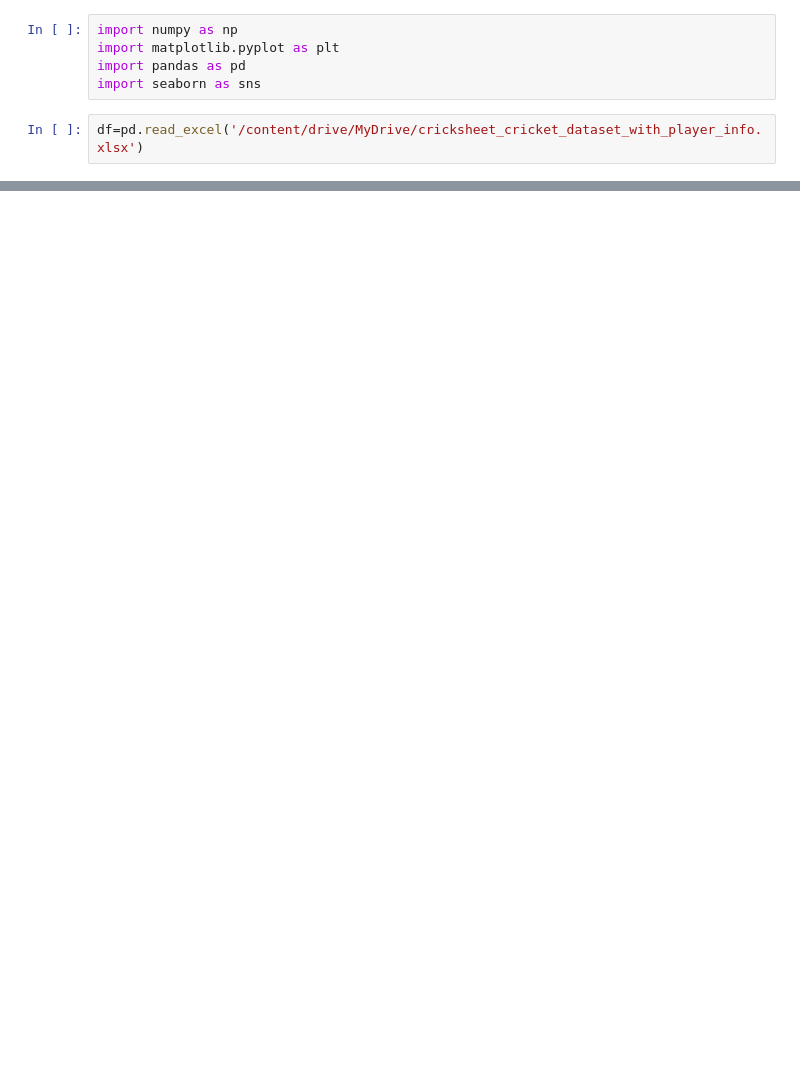
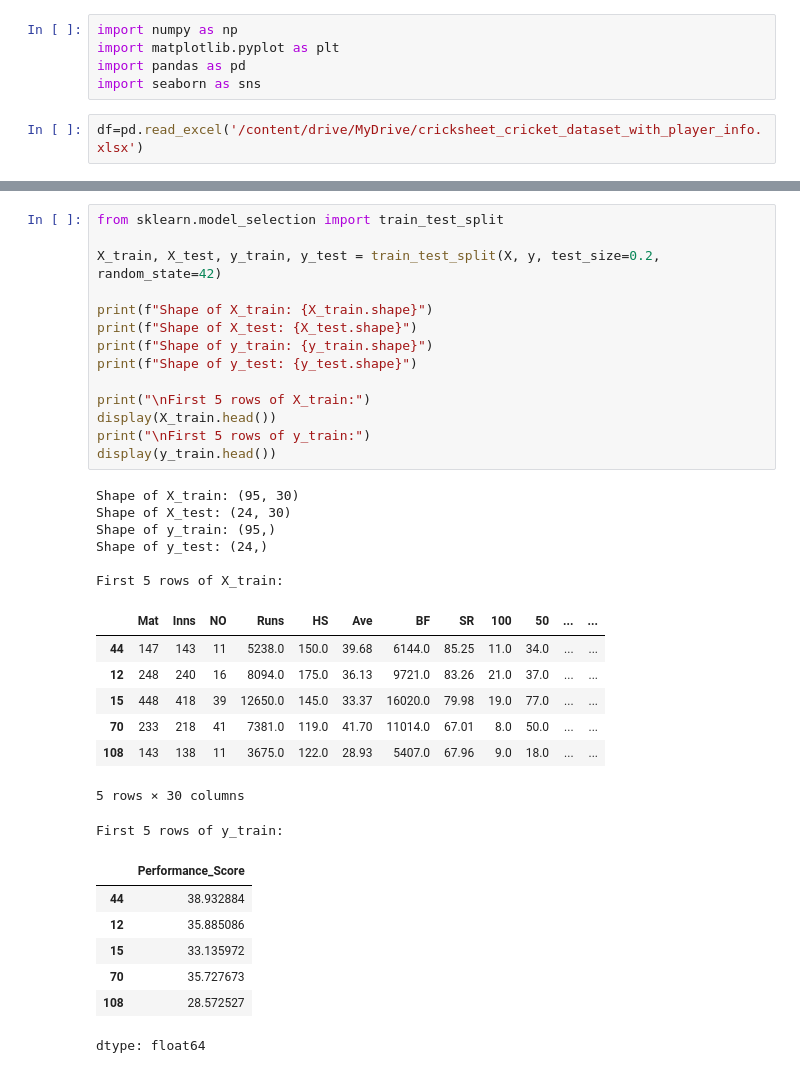
Before and after one commit to jahidurmahim/Machine_Learning_Laboratory, a Jupyter notebook: Crick_dataset.ipynb, the cells around one changed output, grey strips where cells are left out. Saved outputs shown, nothing was run; the diff lists cells and outputs as text; blank space fills up the shorter version.

```diff
--- a/Crick_dataset.ipynb
+++ b/Crick_dataset.ipynb
@@ -40,0 +421,36 @@ df.isna().sum()
+# %%
+from sklearn.model_selection import train_test_split
+
+X_train, X_test, y_train, y_test = train_test_split(X, y, test_size=0.2, random_state=42)
+
+print(f"Shape of X_train: {X_train.shape}")
+print(f"Shape of X_test: {X_test.shape}")
+print(f"Shape of y_train: {y_train.shape}")
+print(f"Shape of y_test: {y_test.shape}")
+
+print("\nFirst 5 rows of X_train:")
+display(X_train.head())
+print("\nFirst 5 rows of y_train:")
+display(y_train.head())
+# %% [output]
+Shape of X_train: (95, 30)
+Shape of X_test: (24, 30)
+Shape of y_train: (95,)
+Shape of y_test: (24,)
+
+First 5 rows of X_train:
+|  | Mat | Inns | NO | Runs | HS | Ave | BF | SR | 100 | 50 | ... | ... |
+| 44 | 147 | 143 | 11 | 5238.0 | 150.0 | 39.68 | 6144.0 | 85.25 | 11.0 | 34.0 | ... | ... |
+| 12 | 248 | 240 | 16 | 8094.0 | 175.0 | 36.13 | 9721.0 | 83.26 | 21.0 | 37.0 | ... | ... |
+| 15 | 448 | 418 | 39 | 12650.0 | 145.0 | 33.37 | 16020.0 | 79.98 | 19.0 | 77.0 | ... | ... |
+| 70 | 233 | 218 | 41 | 7381.0 | 119.0 | 41.70 | 11014.0 | 67.01 | 8.0 | 50.0 | ... | ... |
+| 108 | 143 | 138 | 11 | 3675.0 | 122.0 | 28.93 | 5407.0 | 67.96 | 9.0 | 18.0 | ... | ... |
+5 rows × 30 columns
+First 5 rows of y_train:
+|  | Performance_Score |
+| 44 | 38.932884 |
+| 12 | 35.885086 |
+| 15 | 33.135972 |
+| 70 | 35.727673 |
+| 108 | 28.572527 |
+dtype: float64
```
Also changed, not shown: parts of 29 cells of this notebook.
